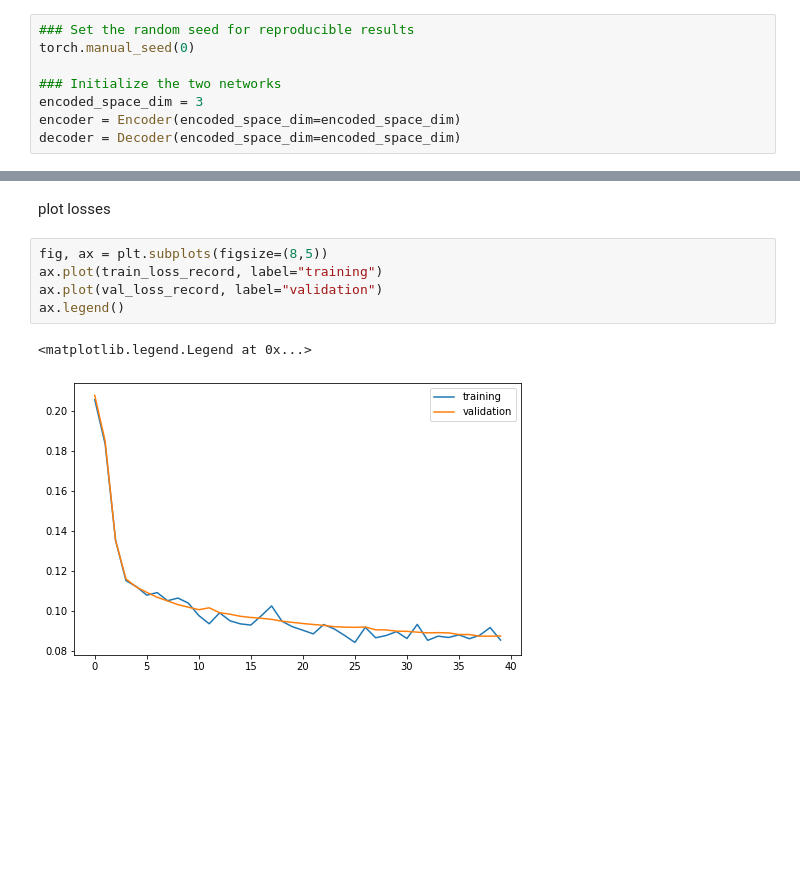
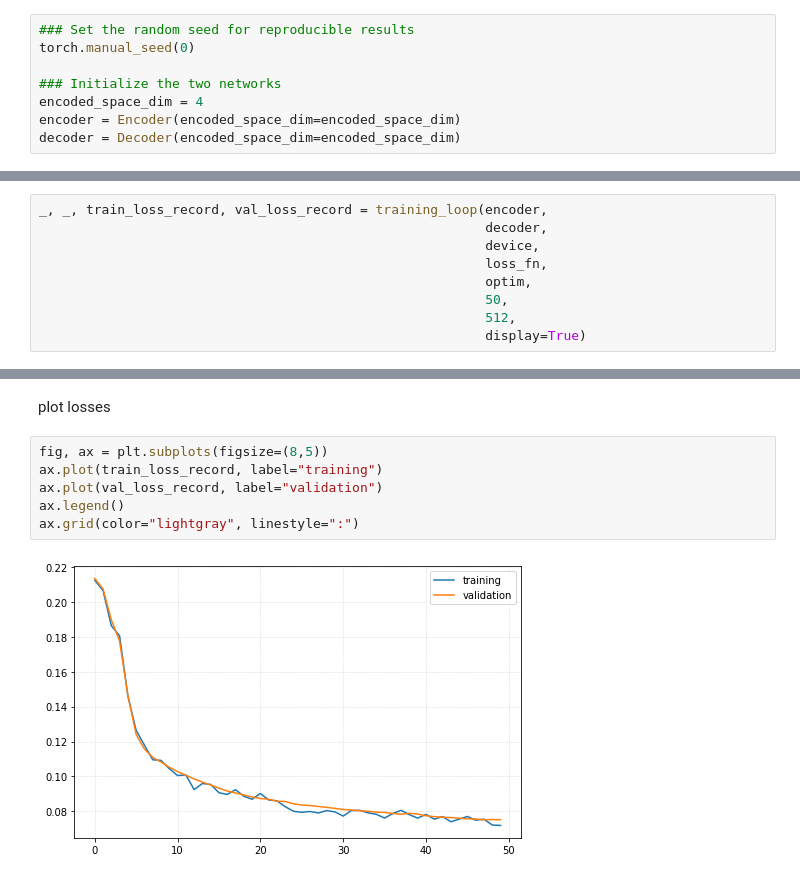
Before and after one commit to DanieleFoscarin/NNDL_hw2, a Jupyter notebook: nndl_2020__homework_2.ipynb, the cells around one changed output, grey strips where cells are left out. Saved outputs shown, nothing was run; the diff lists cells and outputs as text; blank space fills up the shorter version.

Commit message:
improved training as function and example with dim 4

```diff
--- a/nndl_2020__homework_2.ipynb
+++ b/nndl_2020__homework_2.ipynb
@@ -364,7 +345,7 @@ TEST BATCH SHAPE
 torch.manual_seed(0)
 
 ### Initialize the two networks
-encoded_space_dim = 3
+encoded_space_dim = 4
 encoder = Encoder(encoded_space_dim=encoded_space_dim)
 decoder = Decoder(encoded_space_dim=encoded_space_dim)
 # %%
@@ -591,0 +523,9 @@ EPOCH 6/40
+# %%
+_, _, train_loss_record, val_loss_record = training_loop(encoder,
+                                                         decoder,
+                                                         device,
+                                                         loss_fn,
+                                                         optim,
+                                                         50,
+                                                         512,
+                                                         display=True)
@@ -594,8 +596,8 @@ plot losses
 # %%
 fig, ax = plt.subplots(figsize=(8,5))
 ax.plot(train_loss_record, label="training")
 ax.plot(val_loss_record, label="validation")
 ax.legend()
+ax.grid(color="lightgray", linestyle=":")
 # %% [output]
-<matplotlib.legend.Legend at 0x...>
-[figure, old version]
+[figure, new version]
```
Also changed, not shown: parts of 8 cells of this notebook.
